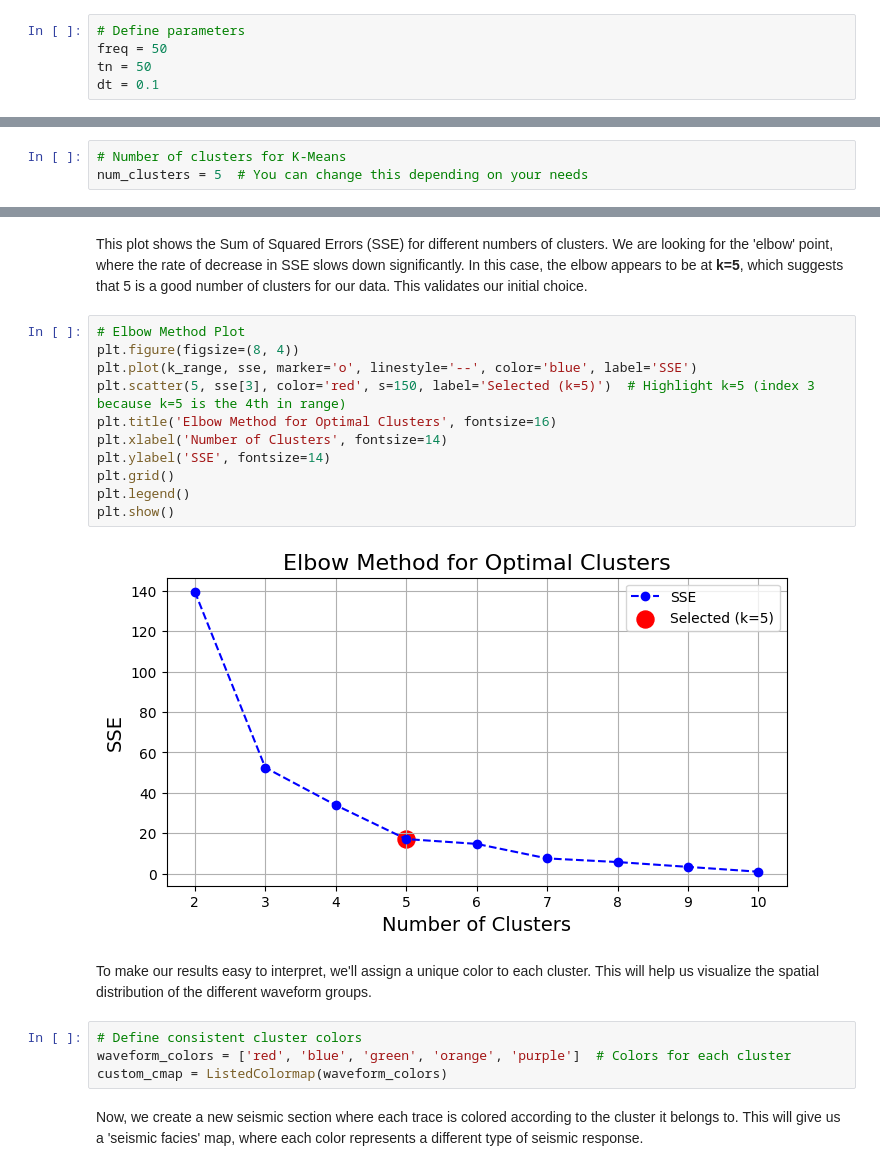
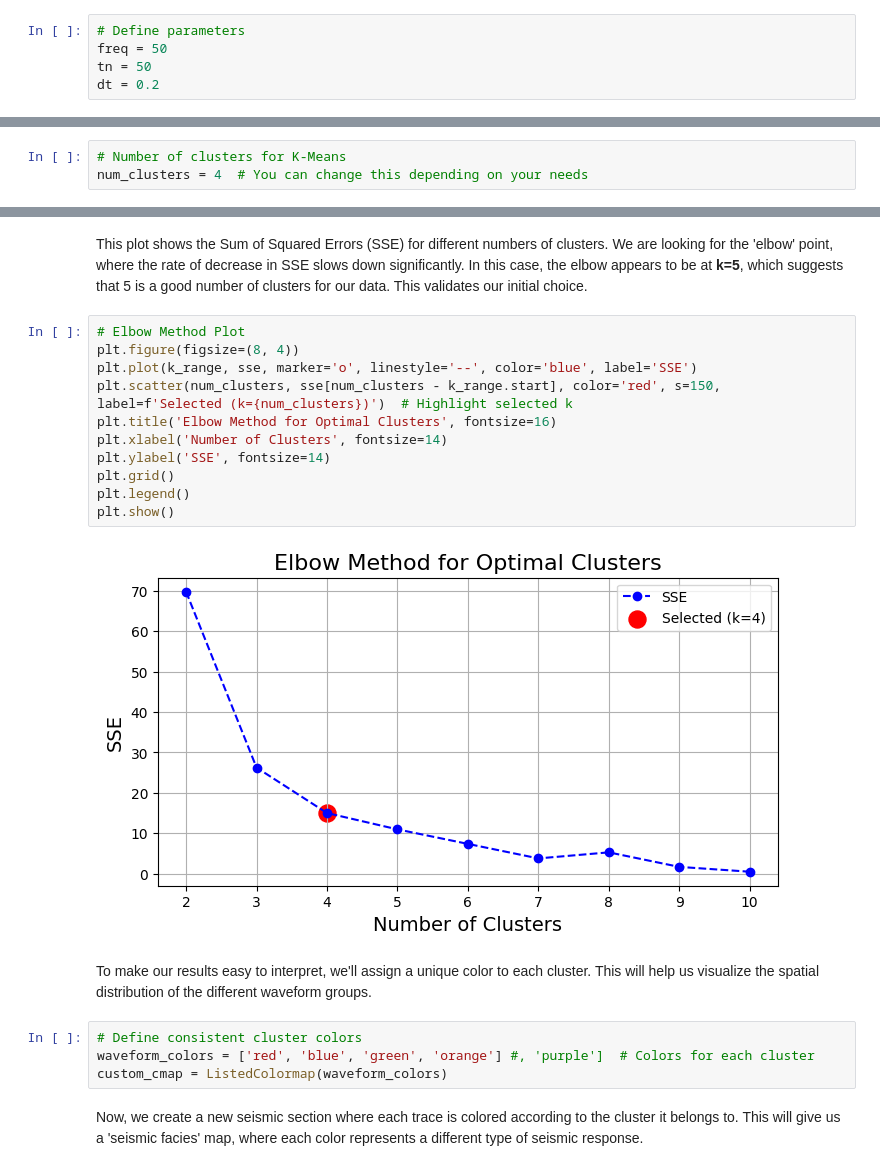
Before and after one commit to roderickperez/seismicWaveformClassification, a Jupyter notebook: 2D_seismicWaveformClassification.ipynb, the cells around one changed output, grey strips where cells are left out. Drawn from its saved outputs; the diff is of its cells as text.

```diff
--- a/2D_seismicWaveformClassification.ipynb
+++ b/2D_seismicWaveformClassification.ipynb
@@ -56,7 +56,7 @@ A seismic wavelet is a short pulse of energy that we theoretically send into the
 # Define parameters
 freq = 50
 tn = 50
-dt = 0.1
+dt = 0.2
 # %% [markdown]
 This step creates a time array that will serve as the vertical axis for our wavelet. The time is centered around zero to create a symmetric wavelet.
 # %%
@@ -135,7 +135,7 @@ synth_seismic_T = synth_seismic.T  # Shape becomes (23, 501)
 Now we decide how many different groups (or **clusters**) of waveforms we want to find. This is a key parameter for the K-Means algorithm. For this example, we'll start with 5 clusters, but we'll use a technique called the 'Elbow Method' to see if this is a good choice.
 # %%
 # Number of clusters for K-Means
-num_clusters = 5  # You can change this depending on your needs
+num_clusters = 4  # You can change this depending on your needs
 # %% [markdown]
 Here, we apply the K-Means algorithm to our seismic data. The algorithm will group the 23 seismic traces into 5 clusters based on their shape. Traces within the same cluster are more similar to each other than to those in other clusters.
 # %%
@@ -162,21 +162,21 @@ This plot shows the Sum of Squared Errors (SSE) for different numbers of cluster
 # %%
 # Elbow Method Plot
 plt.figure(figsize=(8, 4))
 plt.plot(k_range, sse, marker='o', linestyle='--', color='blue', label='SSE')
-plt.scatter(5, sse[3], color='red', s=150, label='Selected (k=5)')  # Highlight k=5 (index 3 because k=5 is the 4th in range)
+plt.scatter(num_clusters, sse[num_clusters - k_range.start], color='red', s=150, label=f'Selected (k={num_clusters})')  # Highlight selected k
 plt.title('Elbow Method for Optimal Clusters', fontsize=16)
 plt.xlabel('Number of Clusters', fontsize=14)
 plt.ylabel('SSE', fontsize=14)
 plt.grid()
 plt.legend()
 plt.show()
 # %% [output]
-[figure, old version]
+[figure, new version]
 # %% [markdown]
 To make our results easy to interpret, we'll assign a unique color to each cluster. This will help us visualize the spatial distribution of the different waveform groups.
 # %%
 # Define consistent cluster colors
-waveform_colors = ['red', 'blue', 'green', 'orange', 'purple']  # Colors for each cluster
+waveform_colors = ['red', 'blue', 'green', 'orange'] #, 'purple']  # Colors for each cluster
 custom_cmap = ListedColormap(waveform_colors)
 # %% [markdown]
 Now, we create a new seismic section where each trace is colored according to the cluster it belongs to. This will give us a 'seismic facies' map, where each color represents a different type of seismic response.
```
Also changed, not shown: parts of 4 cells of this notebook, 1 other file.
